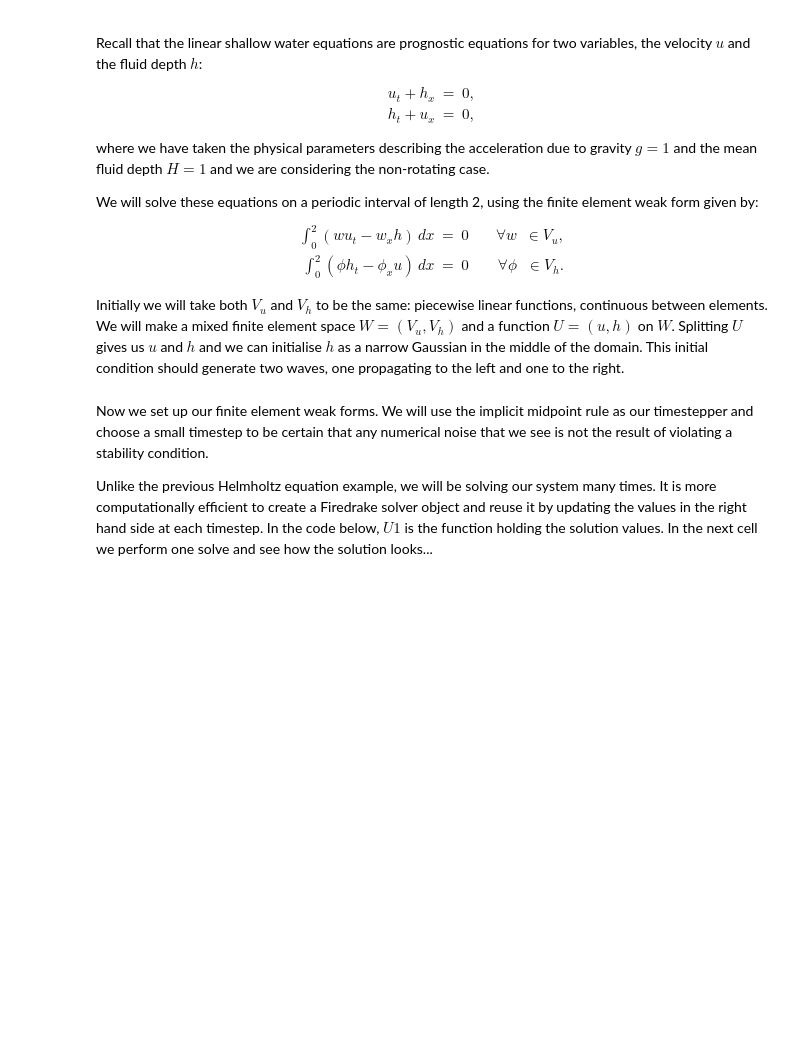
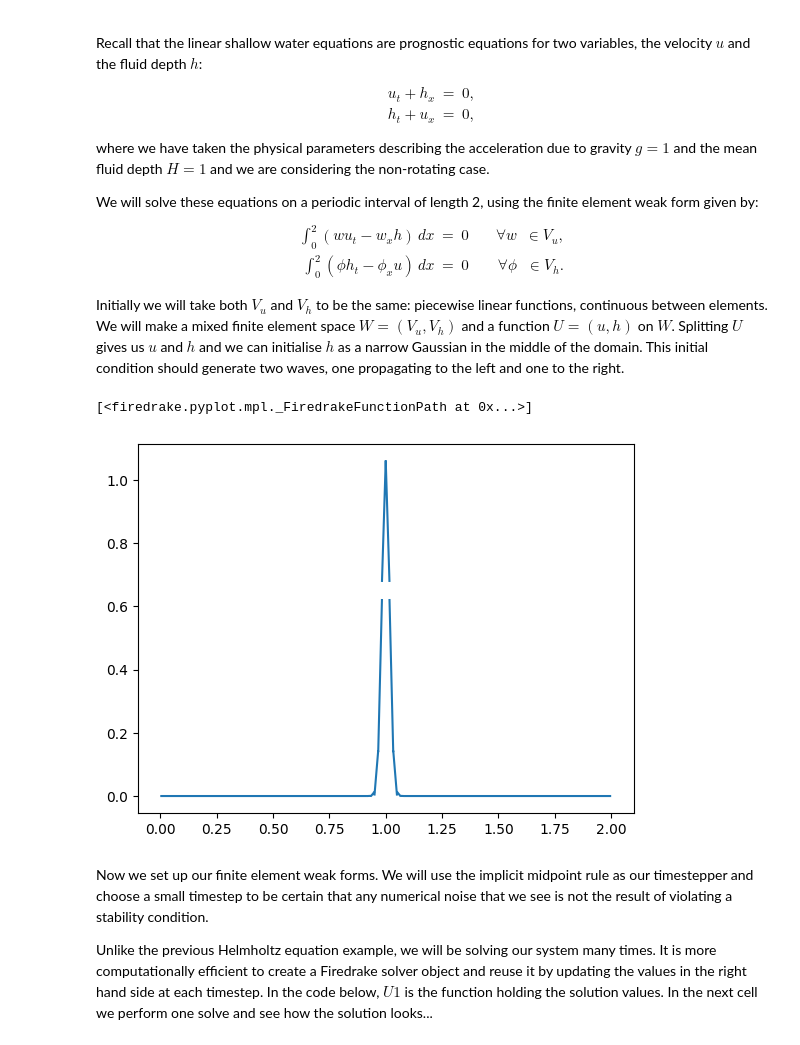
Before and after one commit to jshipton/NCAS_UoR, a Jupyter notebook: wave.ipynb, the cells around one changed output. Saved outputs shown, nothing was run; the diff lists cells and outputs as text; code cells hidden in the pictures; blank space fills up the shorter version.

Commit message:
mostly figures

```diff
--- a/wave.ipynb
+++ b/wave.ipynb
@@ -22,15 +23,18 @@ We will solve these equations on a periodic interval of length 2, using the fini
 Initially we will take both $V_u$ and $V_h$ to be the same: piecewise linear functions, continuous between elements. We will make a mixed finite element space $W = (V_u, V_h)$ and a function $U = (u, h)$ on $W$. Splitting $U$ gives us $u$ and $h$ and we can initialise $h$ as a narrow Gaussian in the middle of the domain. This initial condition should generate two waves, one propagating to the left and one to the right.
 # %%
 mesh = PeriodicIntervalMesh(120, 2)
-Vu = FunctionSpace(mesh, "CG", 1)
-Vh = FunctionSpace(mesh, "CG", 1)
+Vu = FunctionSpace(mesh, "CG", 2)
+Vh = FunctionSpace(mesh, "DG", 1)
 W = Vu*Vh
 U = Function(W)
 u, h = U.split()
 x = SpatialCoordinate(mesh)
 a = 0.025
 h.interpolate(exp(-(x[0]-1)**2/a**2))
 plot(h)
+# %% [output]
+[<firedrake.pyplot.mpl._FiredrakeFunctionPath at 0x...>]
+[figure, added]
 # %% [markdown]
 Now we set up our finite element weak forms. We will use the implicit midpoint rule as our timestepper and choose a small timestep to be certain that any numerical noise that we see is not the result of violating a stability condition.
 
```
Also changed, not shown: parts of 2 cells of this notebook, 15 other files.
